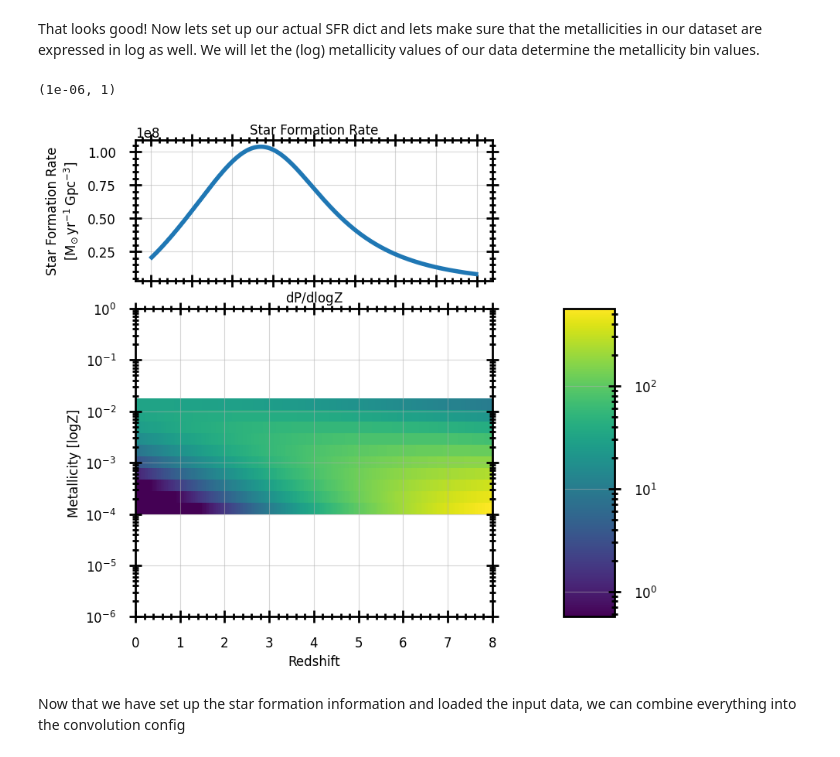
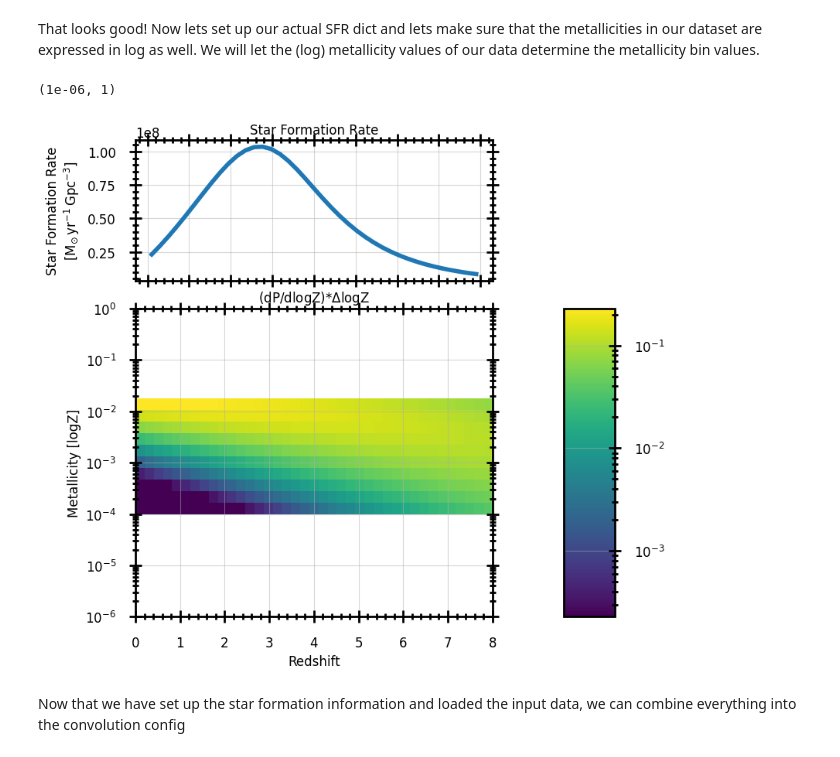
Before and after one commit to FloorBroekgaarden/growl-syntheticstellarpopconvolve, a Jupyter notebook: docs/source/examples/notebook_example_GW_merger_rate_density.ipynb, the cells around one changed output. Cells and saved outputs as stored; diff of their text form; code cells hidden in the pictures.

```diff
--- a/docs/source/examples/notebook_example_GW_merger_rate_density.ipynb
+++ b/docs/source/examples/notebook_example_GW_merger_rate_density.ipynb
@@ -76,11 +75,11 @@ from syntheticstellarpopconvolve.general_functions import calculate_bincenters,
 from syntheticstellarpopconvolve.SFR_dict_plotting_routines import plot_sfr_dict
 
 # Set up redshift bin info
-num_redshift_bins = 40
+num_redshift_bins = 100
 redshift_bin_edges = np.linspace(0, 8, num_redshift_bins); redshift_bin_centers = calculate_bincenters(redshift_bin_edges)
 
 # Set up metallicity bin info
-num_metallicity_bins = 50
+num_metallicity_bins = 200
 log_metallicity_bin_edges = np.linspace(-12, 0, num_metallicity_bins); log_metallicity_bin_centers = calculate_bincenters(log_metallicity_bin_edges)
 
 #
@@ -103,7 +102,7 @@ axis_dict = plot_sfr_dict(
     high_res_sfr_dict,
     time_type="redshift",
     metallicity_string="logZ",
-    metallicity_distribution_multiply_by_metallicity_bin_sizes=False,
+    metallicity_distribution_multiply_by_metallicity_bin_sizes=True,
     metallicity_distribution_multiply_by_sfr=False,
     metallicity_distribution_scale="log10",
     metallicity_distribution_cmap=copy.copy(plt.cm.viridis),
@@ -121,46 +120,48 @@ example_usecase_GW_events_data['log_metallicity'] = np.log(example_usecase_GW_ev
 log_metallicity_bin_centers = np.sort(example_usecase_GW_events_data['log_metallicity'].unique())
 log_metallicity_bin_edges = calculate_bin_edges(log_metallicity_bin_centers)
 
+# convert
+metallicity_bin_centers = np.exp(log_metallicity_bin_centers)
+metallicity_bin_edges = np.exp(log_metallicity_bin_edges)
+
 # Set up redshift bin info
-redshift_bin_edges = np.linspace(0, 8, 200); redshift_bin_centers = calculate_bincenters(redshift_bin_edges)
-
-#
-sfr = starformation_rate_distribution_vanSon2023(redshift_bin_centers).to(u.Msun/u.yr/u.Gpc**3)
+num_redshift_bins = 40
+redshift_bin_edges = np.linspace(0, 8, num_redshift_bins); redshift_bin_centers = calculate_bincenters(redshift_bin_edges)
 
 #
 dpdlogZ = metallicity_distribution_vanSon2022(
     log_metallicity_centers=log_metallicity_bin_centers,
     redshifts=redshift_bin_centers,
 )
 
-# convert
-metallicity_bin_centers = np.exp(log_metallicity_bin_centers)
-metallicity_bin_edges = np.exp(log_metallicity_bin_edges)
+#
+sfr = starformation_rate_distribution_vanSon2023(redshift_bin_centers).to(u.Msun/u.yr/u.Gpc**3)
 
+#
 sfr_dict = {
     "redshift_bin_edges": redshift_bin_edges,
     "starformation_rate_array": sfr,
     "metallicity_bin_edges": metallicity_bin_edges,
-    "metallicity_distribution_array": (1/metallicity_bin_centers) * dpdlogZ,  # We need to transpose!
+    "metallicity_distribution_array": ((1/metallicity_bin_centers) * dpdlogZ),  # We need to transpose!
 }
 
 axis_dict = plot_sfr_dict(
     sfr_dict,
     time_type="redshift",
     metallicity_string="logZ",
-    metallicity_distribution_multiply_by_metallicity_bin_sizes=False,
+    metallicity_distribution_multiply_by_metallicity_bin_sizes=True,
     metallicity_distribution_multiply_by_sfr=False,
     metallicity_distribution_scale="log10",
     metallicity_distribution_cmap=copy.copy(plt.cm.viridis),
     return_axis_dict=True,
     figsize=(8,8),
     fontsize=12,
 )
 axis_dict['ax_mssfr'].set_yscale('log')
 axis_dict['ax_mssfr'].set_ylim([0.000001, 1])
 # %% [output]
 (1e-06, 1)
-[figure, old version]
+[figure, new version]
 # %% [markdown]
 Now that we have set up the star formation information and loaded the input data, we can combine everything into the convolution config
 # %%
```
Also changed, not shown: parts of 5 cells of this notebook, 7 other files.
